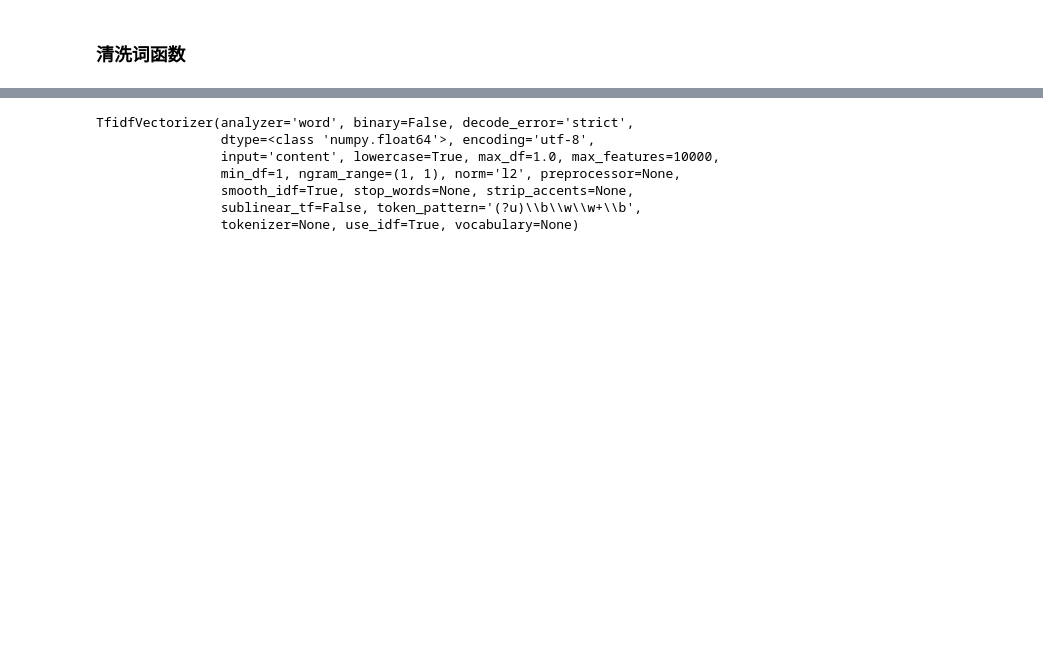
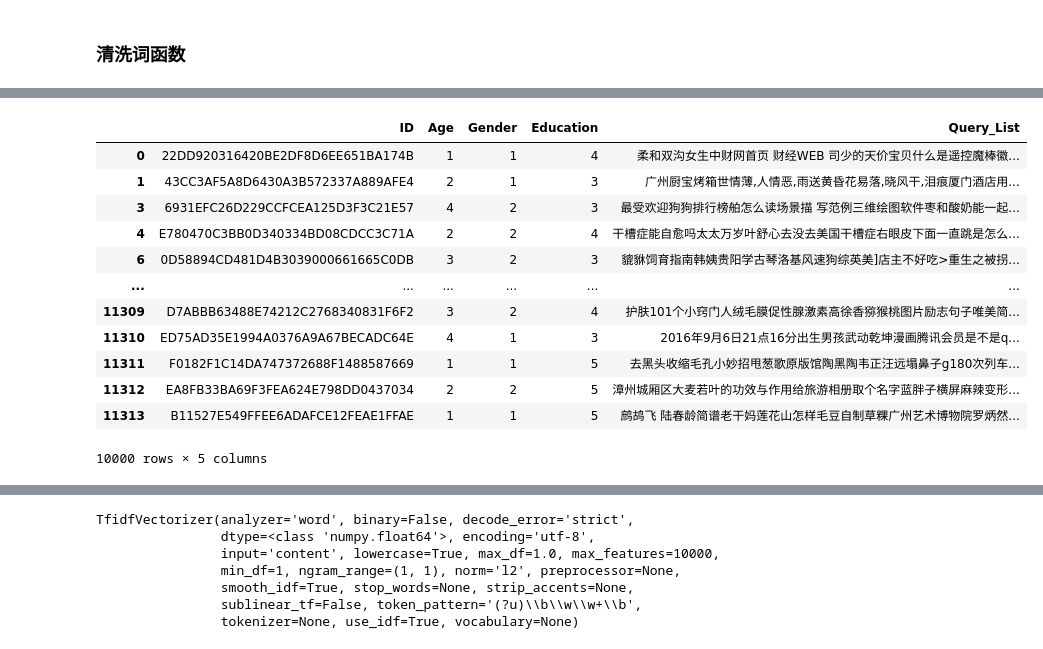
Before and after one commit to flybirdgroup/Personas, a Jupyter notebook: customer_classifier.ipynb, the cells around one changed output, grey strips where cells are left out. Cells and saved outputs as stored; diff of their text form; code cells hidden in the pictures; blank space fills up the shorter version.

```diff
--- a/customer_classifier.ipynb
+++ b/customer_classifier.ipynb
@@ -128,0 +146,2 @@ def email_cov(text):
+# %%
+df = df_train[df_train['Age'] != 0][df_train['Gender']!=0][df_train['Education']!=0]
@@ -129 +180,19 @@ def email_cov(text):
+# %%
+df = df[:10000]
+df
+df_train.to_csv('./data/10rawQueryList.csv',index=False)
+# %% [output]
+|  | ID | Age | Gender | Education | Query_List |
+| 0 | 22DD920316420BE2DF8D6EE651BA174B | 1 | 1 | 4 | 柔和双沟女生中财网首页 财经WEB 司少的天价宝贝什么是遥控魔棒徽... |
+| 1 | 43CC3AF5A8D6430A3B572337A889AFE4 | 2 | 1 | 3 | 广州厨宝烤箱世情薄,人情恶,雨送黄昏花易落,晓风干,泪痕厦门酒店用... |
+| 3 | 6931EFC26D229CCFCEA125D3F3C21E57 | 4 | 2 | 3 | 最受欢迎狗狗排行榜舶怎么读场景描 写范例三维绘图软件枣和酸奶能一起... |
+| 4 | E780470C3BB0D340334BD08CDCC3C71A | 2 | 2 | 4 | 干槽症能自愈吗太太万岁叶舒心去没去美国干槽症右眼皮下面一直跳是怎么... |
+| 6 | 0D58894CD481D4B3039000661665C0DB | 3 | 2 | 3 | 貔貅饲育指南韩姨贵阳学古琴洛基风速狗综英美]店主不好吃>重生之被拐... |
+| ... | ... | ... | ... | ... | ... |
+| 11309 | D7ABBB63488E74212C2768340831F6F2 | 3 | 2 | 4 | 护肤101个小窍门人绒毛膜促性腺激素高徐香猕猴桃图片励志句子唯美简... |
+| 11310 | ED75AD35E1994A0376A9A67BECADC64E | 4 | 1 | 3 | 2016年9月6日21点16分出生男孩武动乾坤漫画腾讯会员是不是q... |
+| 11311 | F0182F1C14DA747372688F1488587669 | 1 | 1 | 5 | 去黑头收缩毛孔小妙招甩葱歌原版馆陶黑陶韦正汪远塌鼻子g180次列车... |
+| 11312 | EA8FB33BA69F3FEA624E798DD0437034 | 2 | 2 | 5 | 漳州城厢区大麦若叶的功效与作用给旅游相册取个名字蓝胖子横屏麻辣变形... |
+| 11313 | B11527E549FFEE6ADAFCE12FEAE1FFAE | 1 | 1 | 5 | 鹧鸪飞 陆春龄简谱老干妈莲花山怎样毛豆自制草粿广州艺术博物院罗炳然... |
+10000 rows × 5 columns
 # %%
```
Also changed, not shown: parts of 14 cells of this notebook, 1 other file.
